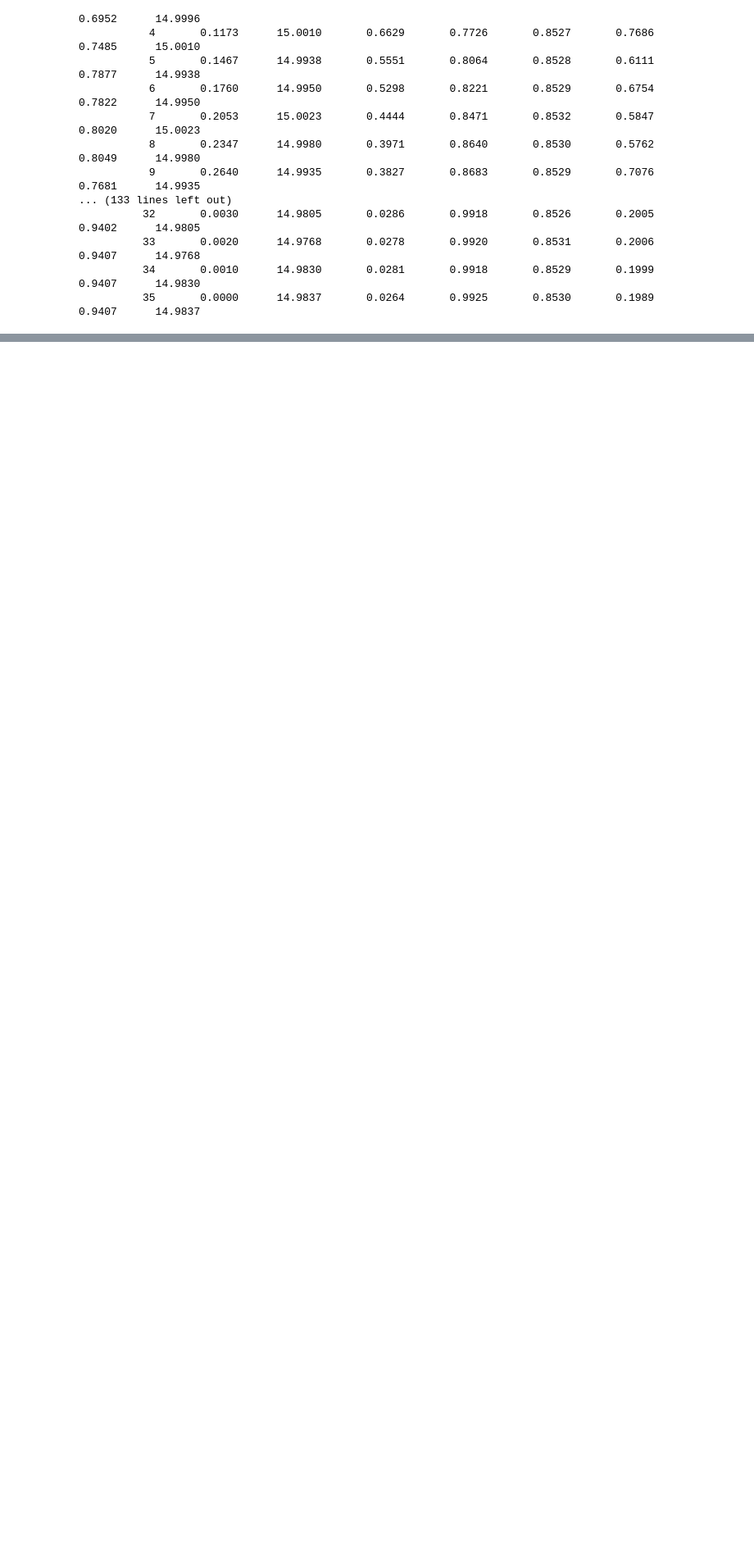
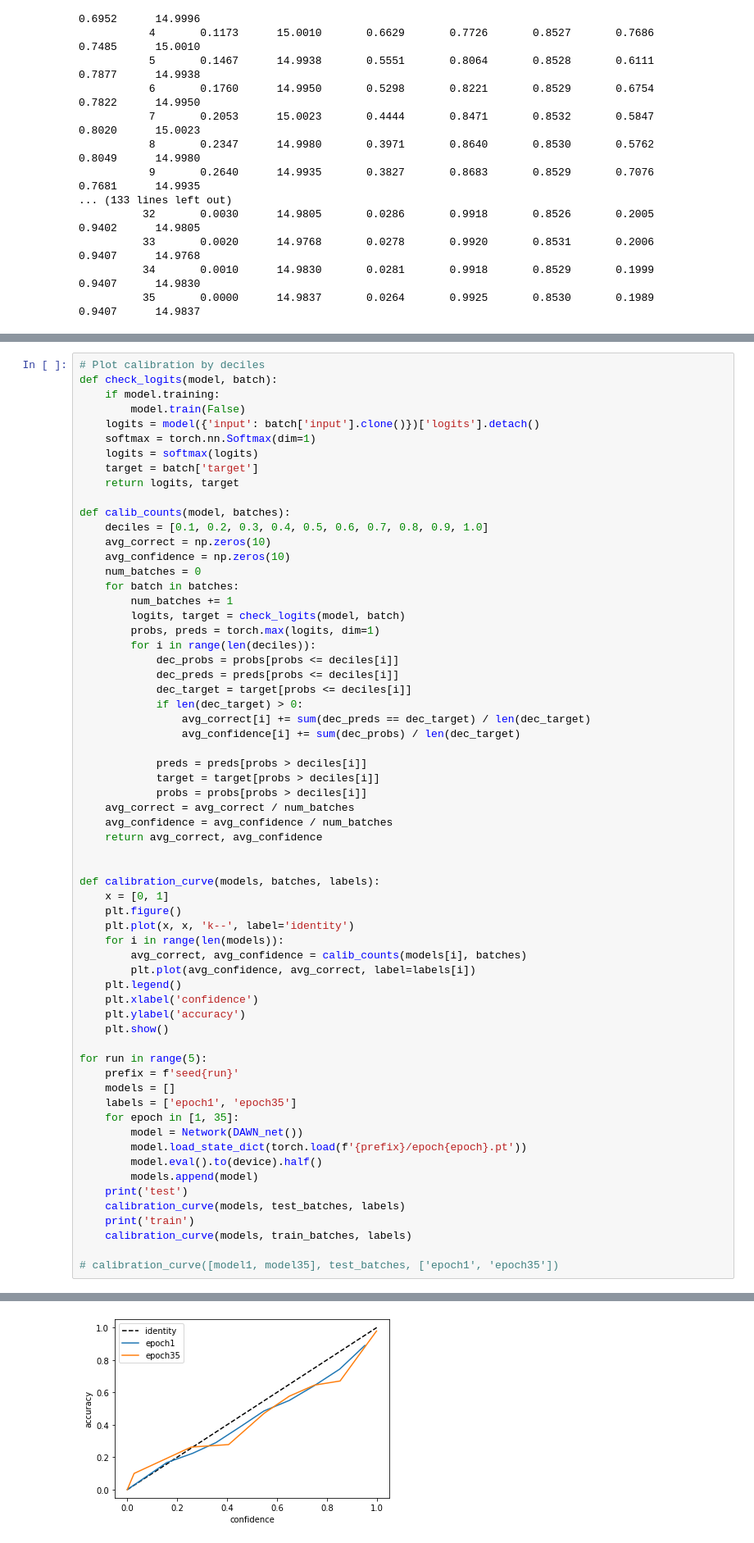
Before and after one commit to sarafridov/cifar10-fast, a Jupyter notebook: calibration_sandbox.ipynb, the cells around one changed output, grey strips where cells are left out. Shown at 82% size. Cells and saved outputs as stored; diff of their text form; blank space fills up the shorter version.

Commit message:
plotting calibration curves

```diff
--- a/calibration_sandbox.ipynb
+++ b/calibration_sandbox.ipynb
@@ -205,0 +200,64 @@ print(valid_summary)
+# %%
+# Plot calibration by deciles
+def check_logits(model, batch):
+    if model.training:
+        model.train(False)
+    logits = model({'input': batch['input'].clone()})['logits'].detach()
+    softmax = torch.nn.Softmax(dim=1)
+    logits = softmax(logits)
+    target = batch['target']
+    return logits, target
+
+def calib_counts(model, batches):
+    deciles = [0.1, 0.2, 0.3, 0.4, 0.5, 0.6, 0.7, 0.8, 0.9, 1.0]
+    avg_correct = np.zeros(10)
+    avg_confidence = np.zeros(10)
+    num_batches = 0
+    for batch in batches:
+        num_batches += 1
+        logits, target = check_logits(model, batch)
+        probs, preds = torch.max(logits, dim=1)
+        for i in range(len(deciles)):
+            dec_probs = probs[probs <= deciles[i]]
+            dec_preds = preds[probs <= deciles[i]]
+            dec_target = target[probs <= deciles[i]]
+            if len(dec_target) > 0:
+                avg_correct[i] += sum(dec_preds == dec_target) / len(dec_target)
+                avg_confidence[i] += sum(dec_probs) / len(dec_target)
+
+            preds = preds[probs > deciles[i]]
+            target = target[probs > deciles[i]]
+            probs = probs[probs > deciles[i]]
+    avg_correct = avg_correct / num_batches
+    avg_confidence = avg_confidence / num_batches
+    return avg_correct, avg_confidence
+
+
+def calibration_curve(models, batches, labels):
+    x = [0, 1]
+    plt.figure()
+    plt.plot(x, x, 'k--', label='identity')
+    for i in range(len(models)):
+        avg_correct, avg_confidence = calib_counts(models[i], batches)
+        plt.plot(avg_confidence, avg_correct, label=labels[i])
+    plt.legend()
+    plt.xlabel('confidence')
+    plt.ylabel('accuracy')
+    plt.show()
+
+for run in range(5):
+    prefix = f'seed{run}'
+    models = []
+    labels = ['epoch1', 'epoch35']
+    for epoch in [1, 35]:
+        model = Network(DAWN_net())
+        model.load_state_dict(torch.load(f'{prefix}/epoch{epoch}.pt'))
+        model.eval().to(device).half()
+        models.append(model)
+    print('test')
+    calibration_curve(models, test_batches, labels)
+    print('train')
+    calibration_curve(models, train_batches, labels)
+
+# calibration_curve([model1, model35], test_batches, ['epoch1', 'epoch35'])
+# %% [output]
@@ -205,0 +265 @@ print(valid_summary)
+[figure, added]
```
Also changed, not shown: parts of 4 cells of this notebook.
